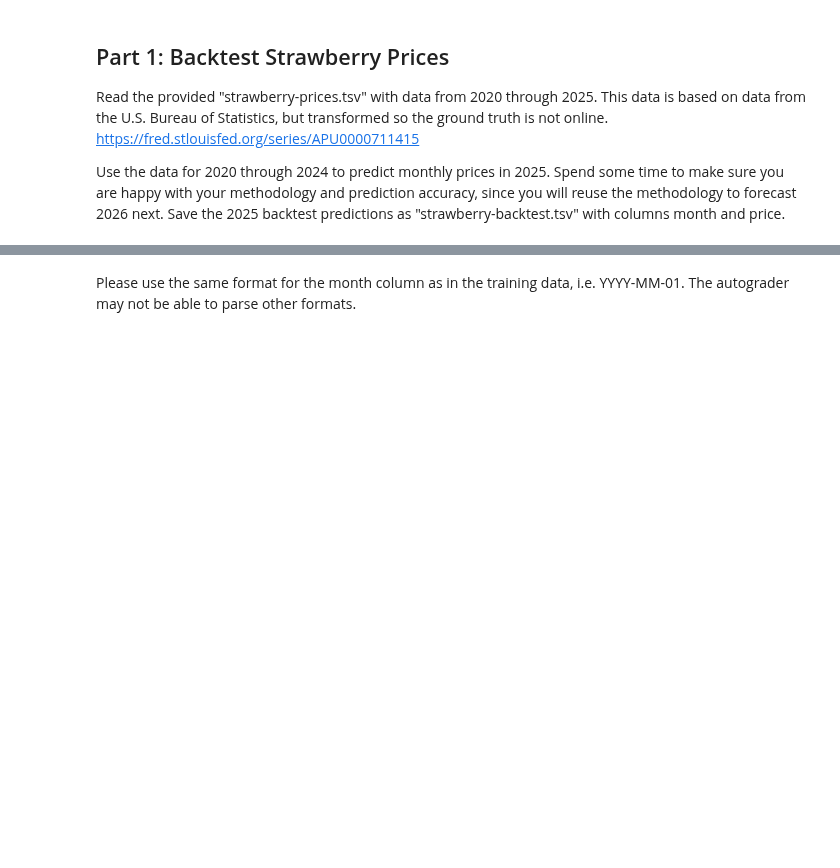
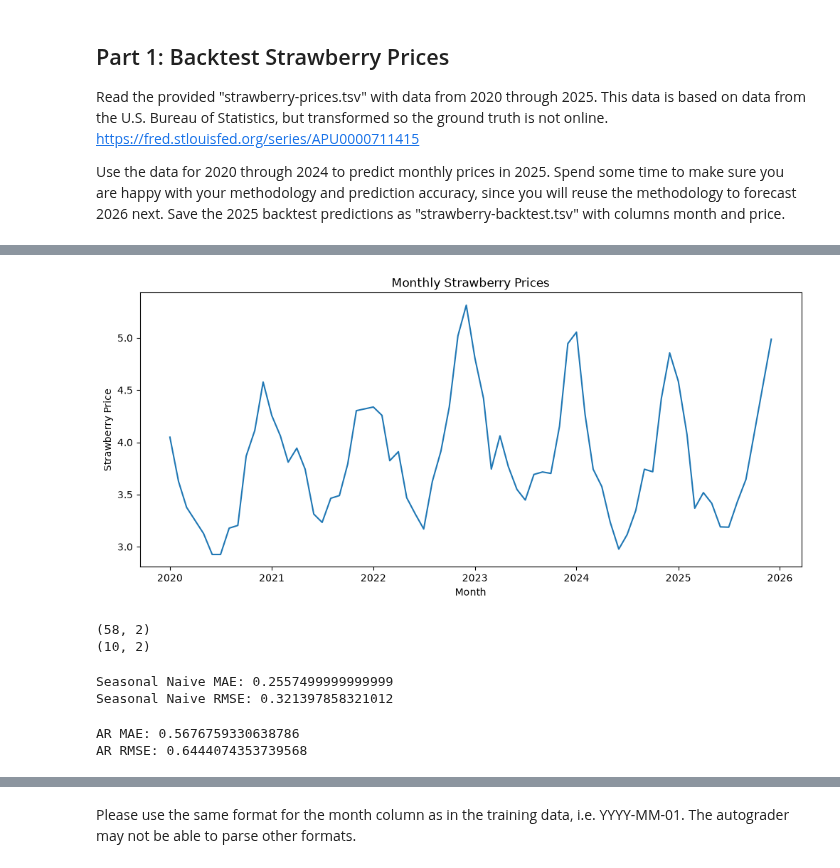
Before and after one commit to nwing2/DX704_Homework, a Jupyter notebook: dx704-project-02.ipynb, the cells around one changed output, grey strips where cells are left out. Drawn from its saved outputs; the diff is of its cells as text; code cells hidden in the pictures; blank space fills up the shorter version.

```diff
--- a/dx704-project-02.ipynb
+++ b/dx704-project-02.ipynb
@@ -44,0 +45,10 @@ The source is missing a few months!
+# %%
+# Read CSV
+
+strawberry_data = pd.read_csv("strawberry-prices.tsv", sep="\t")
+
+# make date column actual dates and then make it the index
+strawberry_data["month"] = pd.to_datetime(strawberry_data["month"], format="%Y-%m-%d")
+strawberry_data = strawberry_data.sort_values("month")
+
+strawberry_data.head()
@@ -44,0 +62,29 @@ The source is missing a few months!
+# %%
+# Plot the series
+plt.figure(figsize=(12,5))
+plt.plot(
+    strawberry_data["month"],
+    strawberry_data["price"]
+)
+
+plt.xlabel("Month")
+plt.ylabel("Strawberry Price")
+plt.title("Monthly Strawberry Prices")
+plt.show()
+# %% [output]
+[figure, added]
+# %%
+# Seperate the historical period from 2025
+train = strawberry_data[
+    strawberry_data["month"].dt.year <= 2024
+].copy()
+
+actual_2025 = strawberry_data[
+    strawberry_data["month"].dt.year == 2025
+].copy()
+
+print(train.shape)
+print(actual_2025.shape)
+# %% [output]
+(58, 2)
+(10, 2)
@@ -44,0 +108,19 @@ The source is missing a few months!
+# %%
+# Evaluate
+mae_naive = mean_absolute_error(
+    backtest_actual["price"],
+    seasonal_naive_predictions
+)
+
+rmse_naive = np.sqrt(
+    mean_squared_error(
+        backtest_actual["price"],
+        seasonal_naive_predictions
+    )
+)
+
+print("Seasonal Naive MAE:", mae_naive)
+print("Seasonal Naive RMSE:", rmse_naive)
+# %% [output]
+Seasonal Naive MAE: 0.2557499999999999
+Seasonal Naive RMSE: 0.321397858321012
@@ -44,0 +146,19 @@ The source is missing a few months!
+# %%
+# Evaluate
+mae_ar = mean_absolute_error(
+    backtest_actual["price"],
+    ar_predictions_2024
+)
+
+rmse_ar = np.sqrt(
+    mean_squared_error(
+        backtest_actual["price"],
+        ar_predictions_2024
+    )
+)
+
+print("AR MAE:", mae_ar)
+print("AR RMSE:", rmse_ar)
+# %% [output]
+AR MAE: 0.5676759330638786
+AR RMSE: 0.6444074353739568
```
Also changed, not shown: parts of 39 cells of this notebook, 6 other files.
